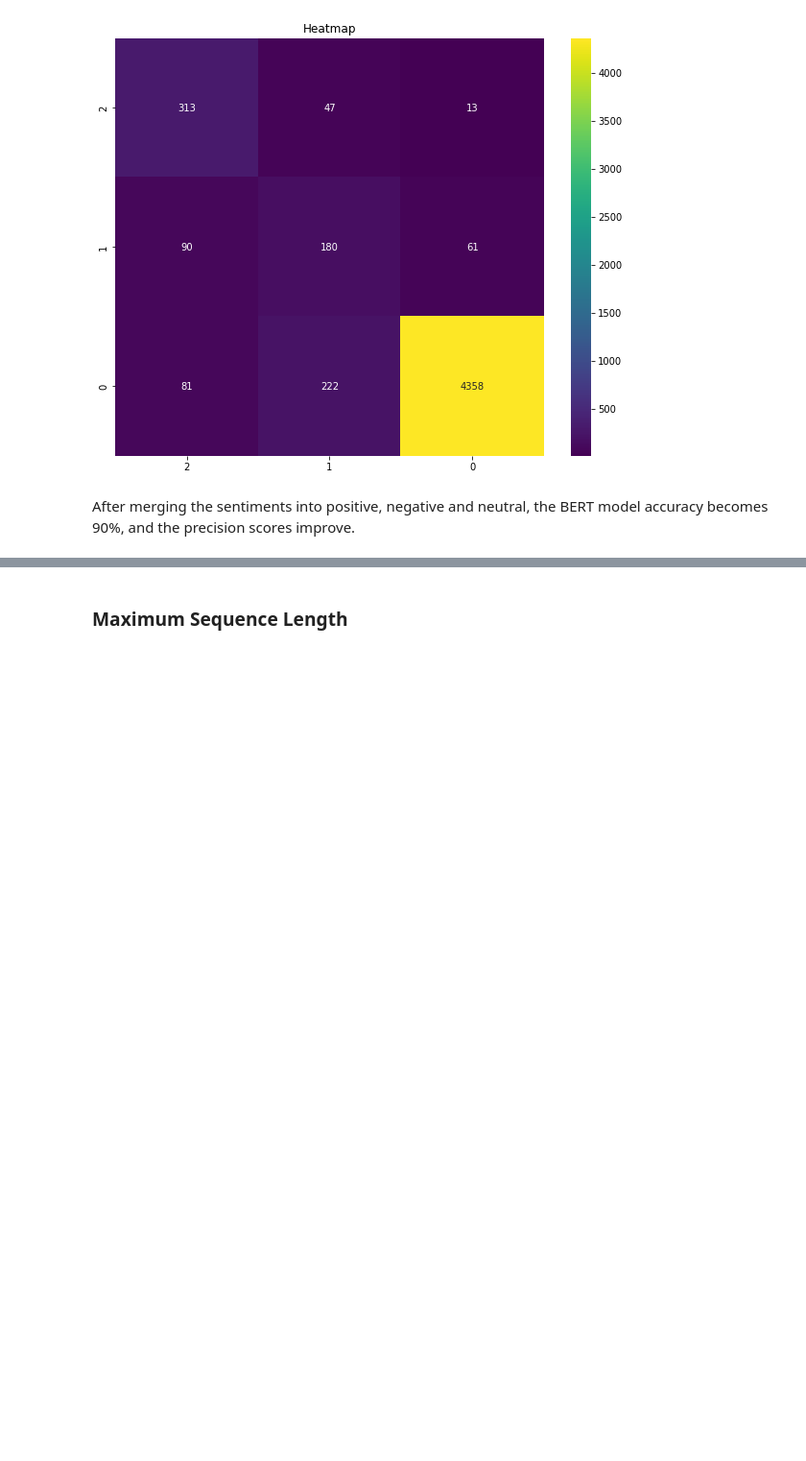
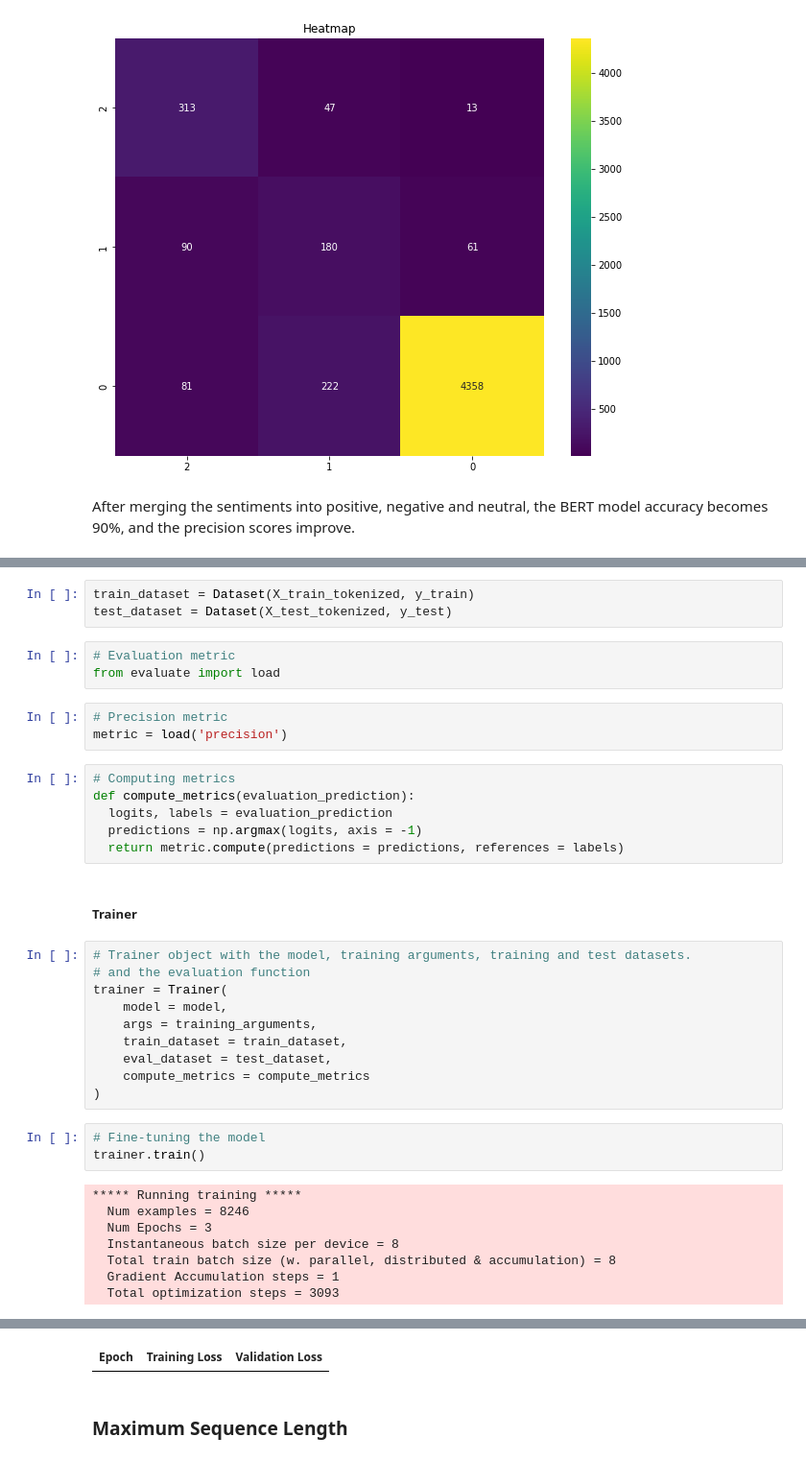
Before and after one commit to deborahmasibo/Amazon-Product-Reviews-Sentiment-Analysis, a Jupyter notebook: The_Bold_and_The_Beautiful.ipynb, the cells around one changed output, grey strips where cells are left out. Shown at 96% size. Saved outputs shown, nothing was run; the diff lists cells and outputs as text; blank space fills up the shorter version.

Commit message:
Fine-Tuning BERT

```diff
--- a/The_Bold_and_The_Beautiful.ipynb
+++ b/The_Bold_and_The_Beautiful.ipynb
@@ -2461,0 +2550,38 @@ After merging the sentiments into positive, negative and neutral, the BERT model
+# %%
+train_dataset = Dataset(X_train_tokenized, y_train)
+test_dataset = Dataset(X_test_tokenized, y_test)
+# %%
+# Evaluation metric
+from evaluate import load
+# %%
+# Precision metric
+metric = load('precision')
+# %%
+# Computing metrics
+def compute_metrics(evaluation_prediction):
+  logits, labels = evaluation_prediction
+  predictions = np.argmax(logits, axis = -1)
+  return metric.compute(predictions = predictions, references = labels)
+# %% [markdown]
+##### Trainer
+# %%
+# Trainer object with the model, training arguments, training and test datasets.
+# and the evaluation function
+trainer = Trainer(
+    model = model,
+    args = training_arguments,
+    train_dataset = train_dataset,
+    eval_dataset = test_dataset,
+    compute_metrics = compute_metrics
+)
+# %%
+# Fine-tuning the model
+trainer.train()
+# %% [output]
+***** Running training *****
+  Num examples = 8246
+  Num Epochs = 3
+  Instantaneous batch size per device = 8
+  Total train batch size (w. parallel, distributed & accumulation) = 8
+  Gradient Accumulation steps = 1
+  Total optimization steps = 3093
@@ -2462,3 +2589,4 @@ After merging the sentiments into positive, negative and neutral, the BERT model
+| Epoch | Training Loss | Validation Loss |
 # %% [markdown]
 ### Maximum Sequence Length
 # %%
```
Also changed, not shown: parts of 19 cells of this notebook.
